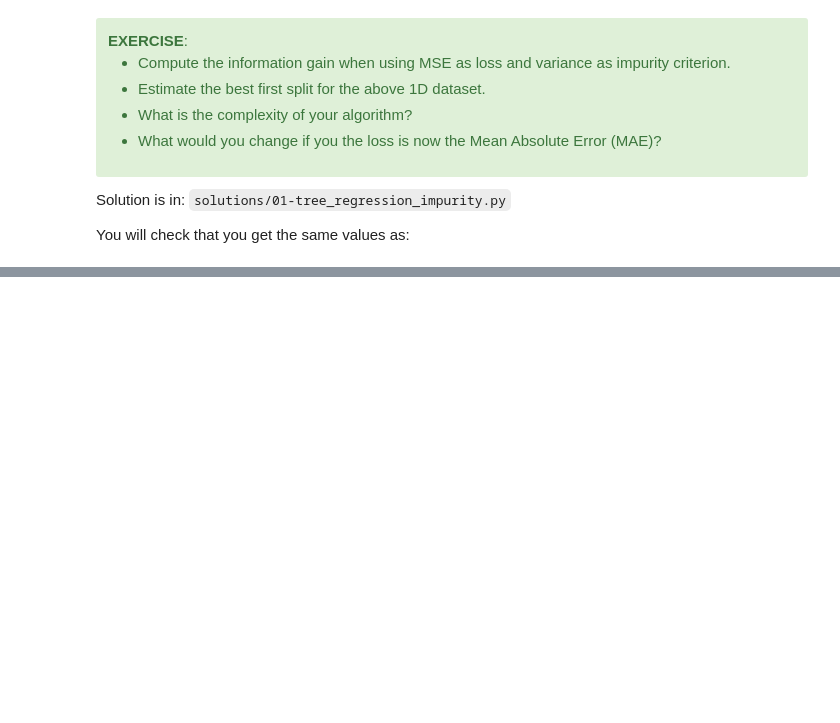
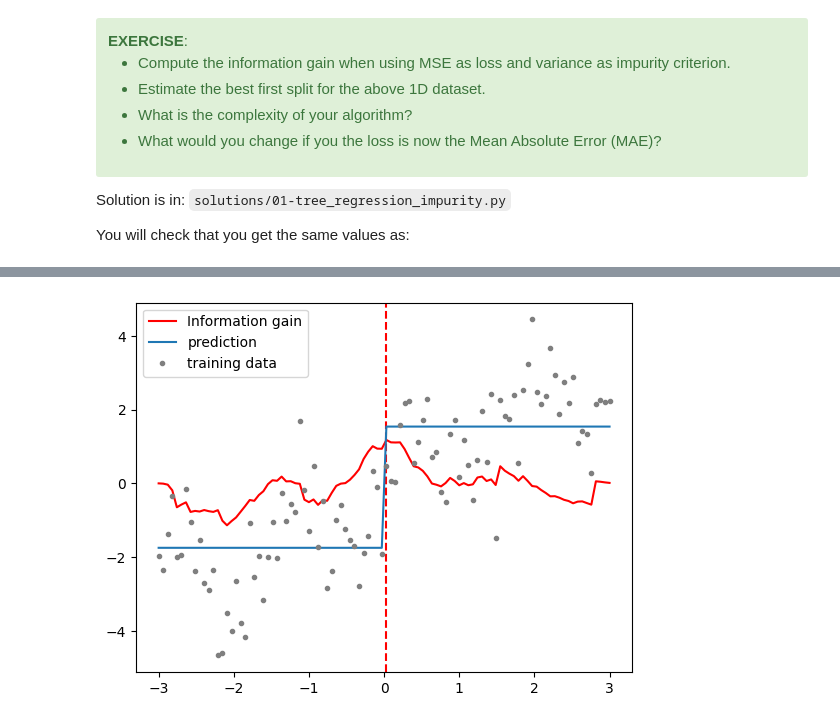
Before and after one commit to baptiste-pasquier/datacamp-master, a Jupyter notebook: 09_trees_gradient_boosting/01-grow_a_tree.ipynb, the cells around one changed output, grey strips where cells are left out. Drawn from its saved outputs; the diff is of its cells as text; code cells hidden in the pictures; blank space fills up the shorter version.

Commit message:
:sparkles: 09_trees_gradient_boosting

```diff
--- a/09_trees_gradient_boosting/01-grow_a_tree.ipynb
+++ b/09_trees_gradient_boosting/01-grow_a_tree.ipynb
@@ -334,0 +429,36 @@ _ = plot_tree(reg)
+# %%
+# %load solutions/01-tree_regression_impurity.py
+
+
+def information_gain_mse(y, y_left, y_right):
+    orig_variance = np.var(y)
+    left_variance = 0
+    right_variance = 0
+    if y_left.size > 0:
+        left_variance = np.var(y_left)
+    if y_right.size > 0:
+        right_variance = np.var(y_right)
+    return orig_variance - (left_variance + right_variance)
+
+
+all_information_gain = [
+    information_gain_mse(y, y[:idx], y[idx:]) for idx in range(len(X))
+]
+
+best_idx = np.argmax(all_information_gain)
+
+y_left = y[:best_idx]
+y_right = y[best_idx:]
+
+y_pred = y.copy()
+y_pred[:best_idx] = np.mean(y_left)
+y_pred[best_idx:] = np.mean(y_right)
+
+plt.figure()
+plt.plot(X.ravel(), all_information_gain, color="red", label="Information gain")
+plt.axvline(X[best_idx, 0], color="r", linestyle="--")
+plt.plot(X.ravel(), y_pred, color="tab:blue", label="prediction")
+plt.plot(X.ravel(), y, "C7.", label="training data")
+_ = plt.legend(loc="best")
+# %% [output]
+[figure, added]
```
Also changed, not shown: parts of 27 cells of this notebook, 4 other files.
